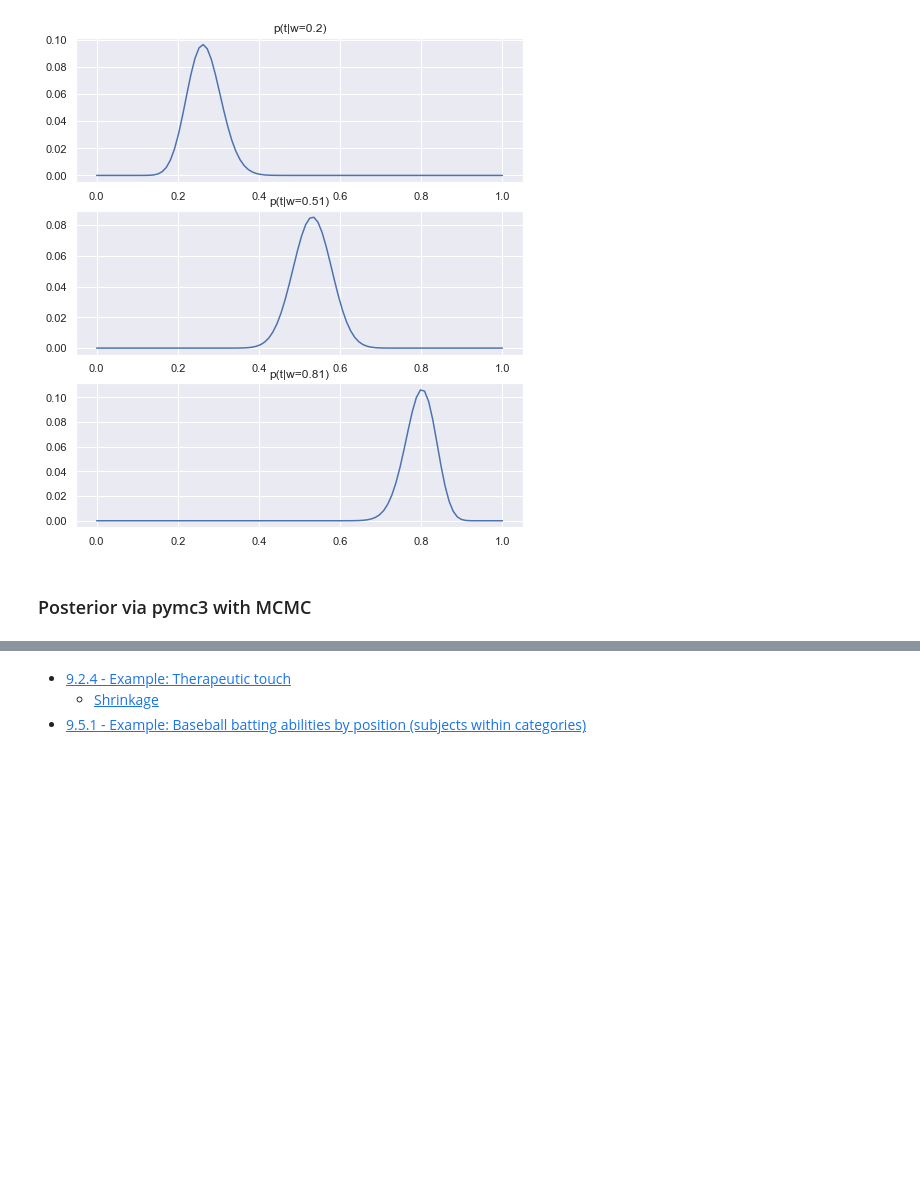
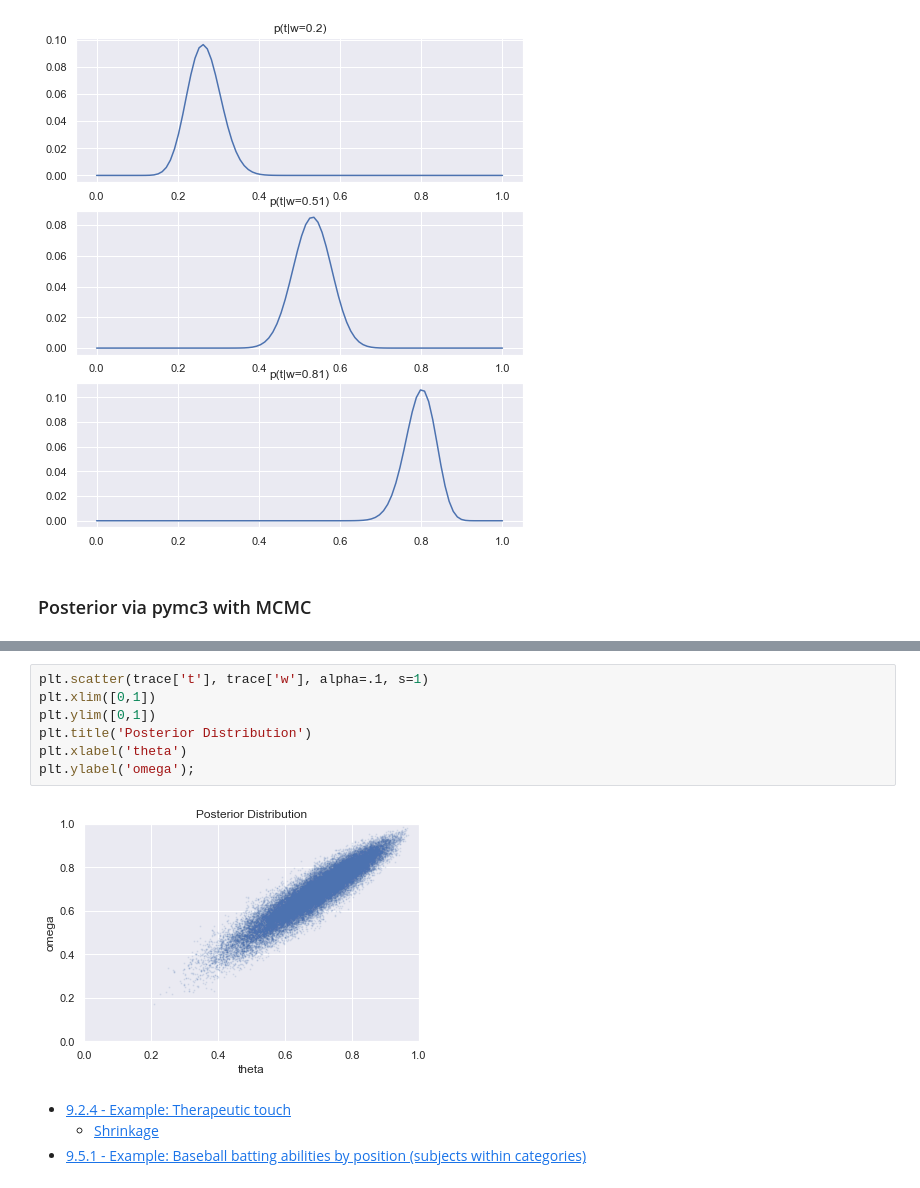
Before and after one commit to yongduek/DBDA-python, a Jupyter notebook: Notebooks/Chapter 09.ipynb, the cells around one changed output, grey strips where cells are left out. Drawn from its saved outputs; the diff is of its cells as text; blank space fills up the shorter version.

```diff
--- a/Notebooks/Chapter 09.ipynb
+++ b/Notebooks/Chapter 09.ipynb
@@ -244,3 +262,12 @@ WARNING (theano.gof.compilelock): Overriding existing lock by dead process '9907
+# %%
+plt.scatter(trace['t'], trace['w'], alpha=.1, s=1)
+plt.xlim([0,1])
+plt.ylim([0,1])
+plt.title('Posterior Distribution')
+plt.xlabel('theta')
+plt.ylabel('omega');
+# %% [output]
+[figure, added]
 # %% [markdown]
 - [9.2.4 - Example: Therapeutic touch](#9.2.4---Example:-Therapeutic-touch)
     - [Shrinkage](#Shrinkage)
```
Also changed, not shown: parts of 4 cells of this notebook.
